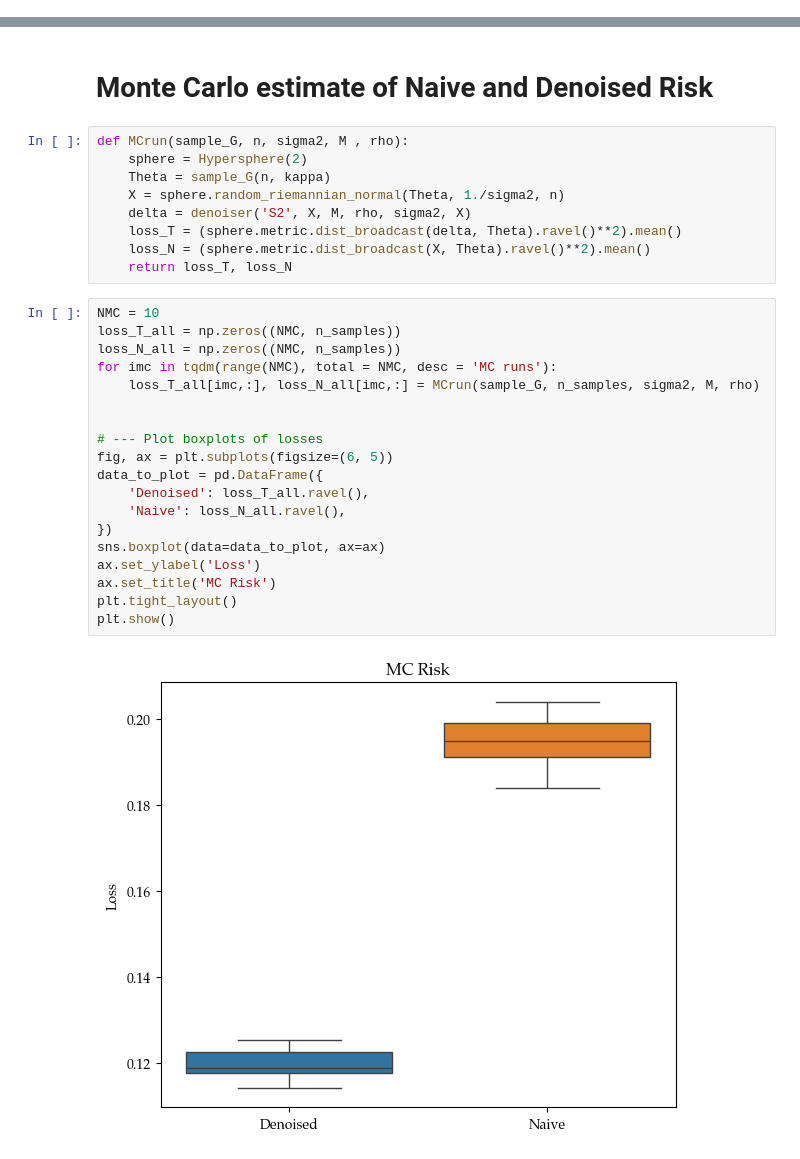
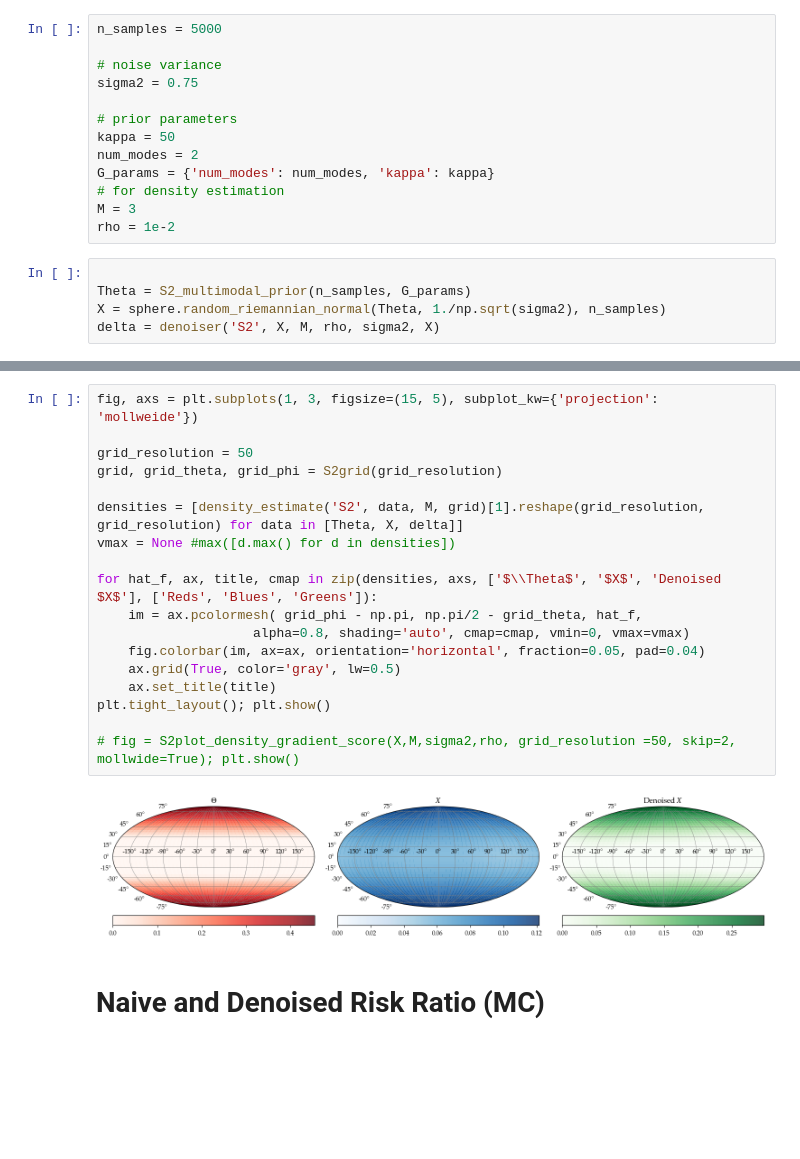
Before and after one commit to aqjaffe/RiemannianEB, a Jupyter notebook: src/notebooks/S2.ipynb, the cells around one changed output, grey strips where cells are left out. Cells and saved outputs as stored; diff of their text form; blank space fills up the shorter version.

```diff
--- a/src/notebooks/S2.ipynb
+++ b/src/notebooks/S2.ipynb
@@ -222,0 +6,18 @@ plt.show()
+# %%
+n_samples = 5000
+
+# noise variance
+sigma2 = 0.75
+
+# prior parameters
+kappa = 50
+num_modes = 2
+G_params = {'num_modes': num_modes, 'kappa': kappa}
+# for density estimation
+M = 3
+rho = 1e-2
+# %%
+
+Theta = S2_multimodal_prior(n_samples, G_params)
+X = sphere.random_riemannian_normal(Theta, 1./np.sqrt(sigma2), n_samples)
+delta = denoiser('S2', X, M, rho, sigma2, X)
@@ -223,32 +44,22 @@ plt.show()
+# %%
+fig, axs = plt.subplots(1, 3, figsize=(15, 5), subplot_kw={'projection': 'mollweide'})
+
+grid_resolution = 50
+grid, grid_theta, grid_phi = S2grid(grid_resolution)
+
+densities = [density_estimate('S2', data, M, grid)[1].reshape(grid_resolution, grid_resolution) for data in [Theta, X, delta]]
+vmax = None #max([d.max() for d in densities])
+
+for hat_f, ax, title, cmap in zip(densities, axs, ['$\\Theta$', '$X$', 'Denoised $X$'], ['Reds', 'Blues', 'Greens']):
+    im = ax.pcolormesh( grid_phi - np.pi, np.pi/2 - grid_theta, hat_f,
+                    alpha=0.8, shading='auto', cmap=cmap, vmin=0, vmax=vmax)
+    fig.colorbar(im, ax=ax, orientation='horizontal', fraction=0.05, pad=0.04)
+    ax.grid(True, color='gray', lw=0.5)
+    ax.set_title(title)
+plt.tight_layout(); plt.show()
+
+# fig = S2plot_density_gradient_score(X,M,sigma2,rho, grid_resolution =50, skip=2, mollwide=True); plt.show()
+# %% [output]
+[figure, added]
 # %% [markdown]
-# Monte Carlo estimate of Naive and Denoised Risk
+#  Naive and Denoised Risk Ratio (MC)
-# %%
-def MCrun(sample_G, n, sigma2, M , rho):
-    sphere = Hypersphere(2)
-    Theta = sample_G(n, kappa)
-    X = sphere.random_riemannian_normal(Theta, 1./sigma2, n)
-    delta = denoiser('S2', X, M, rho, sigma2, X)
-    loss_T = (sphere.metric.dist_broadcast(delta, Theta).ravel()**2).mean()
-    loss_N = (sphere.metric.dist_broadcast(X, Theta).ravel()**2).mean()
-    return loss_T, loss_N
-# %%
-NMC = 10
-loss_T_all = np.zeros((NMC, n_samples))
-loss_N_all = np.zeros((NMC, n_samples))
-for imc in tqdm(range(NMC), total = NMC, desc = 'MC runs'):
-    loss_T_all[imc,:], loss_N_all[imc,:] = MCrun(sample_G, n_samples, sigma2, M, rho)
-
-
-# --- Plot boxplots of losses
-fig, ax = plt.subplots(figsize=(6, 5))
-data_to_plot = pd.DataFrame({
-    'Denoised': loss_T_all.ravel(),
-    'Naive': loss_N_all.ravel(),
-})
-sns.boxplot(data=data_to_plot, ax=ax)
-ax.set_ylabel('Loss')
-ax.set_title('MC Risk')
-plt.tight_layout()
-plt.show()
-# %% [output]
-[figure, removed]
```
Also changed, not shown: parts of 12 cells of this notebook, 46 other files.
